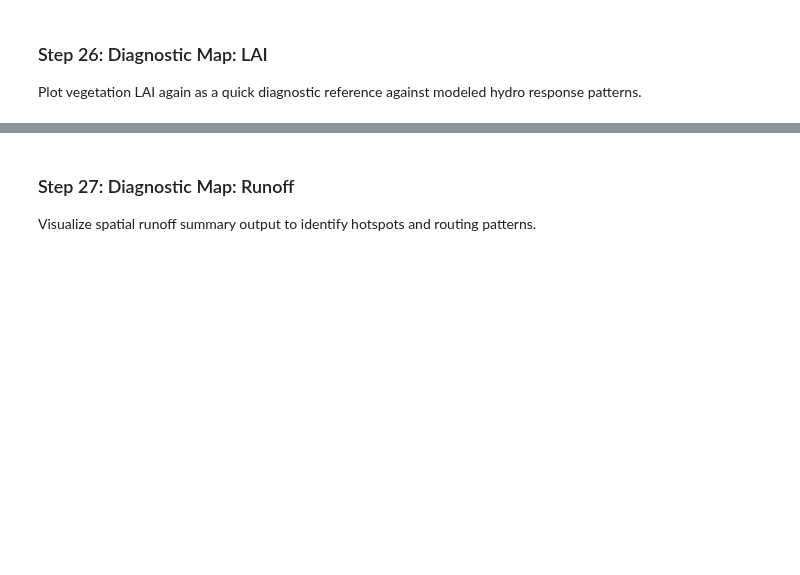
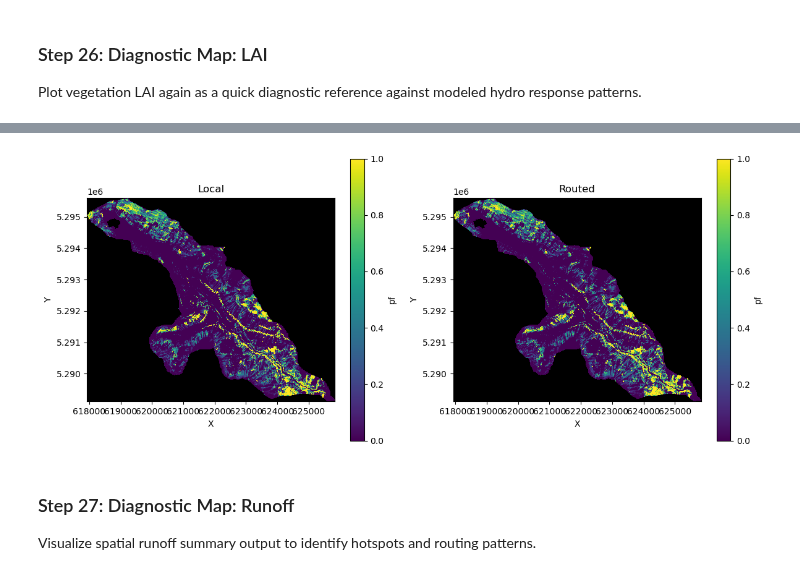
Before and after one commit to gaia-hazlab/landlab-debrisflow, a Jupyter notebook: notebook/Multi_Model_Probability.ipynb, the cells around one changed output, grey strips where cells are left out. Saved outputs shown, nothing was run; the diff lists cells and outputs as text; code cells hidden in the pictures; blank space fills up the shorter version.

```diff
--- a/notebook/Multi_Model_Probability.ipynb
+++ b/notebook/Multi_Model_Probability.ipynb
@@ -785,3 +1077,32 @@ _=grid.add_field('test_recharge', mean_recharge , at='node', clobber=True)
+# %%
+import matplotlib.pyplot as plt
+from landlab.plot.imshow import imshow_grid_at_node
+
+key = "pf"  # "pf", "ps", or "mw"
+
+field_local = f"{key}_local_map"
+field_routed = f"{key}_routed_map"
+
+grid.add_field(field_local, results["local"][key], at="node", clobber=True)
+grid.add_field(field_routed, results["routed"][key], at="node", clobber=True)
+
+vmin = min(np.nanmin(results["local"][key][core]), np.nanmin(results["routed"][key][core]))
+vmax = max(np.nanmax(results["local"][key][core]), np.nanmax(results["routed"][key][core]))
+
+fig, axes = plt.subplots(1, 2, figsize=(12, 5))
+
+plt.sca(axes[0])
+imshow_grid_at_node(grid, field_local, cmap="viridis", limits=(vmin, vmax), colorbar_label=key)
+plt.title("Local")
+
+plt.sca(axes[1])
+imshow_grid_at_node(grid, field_routed, cmap="viridis", limits=(vmin, vmax), colorbar_label=key)
+plt.title("Routed")
+
+plt.tight_layout()
+plt.show()
+# %% [output]
+[figure, added]
 # %% [markdown]
 ### Step 27: Diagnostic Map: Runoff
 Visualize spatial runoff summary output to identify hotspots and routing patterns.
```
Also changed, not shown: parts of 43 cells of this notebook, 2 other files.
